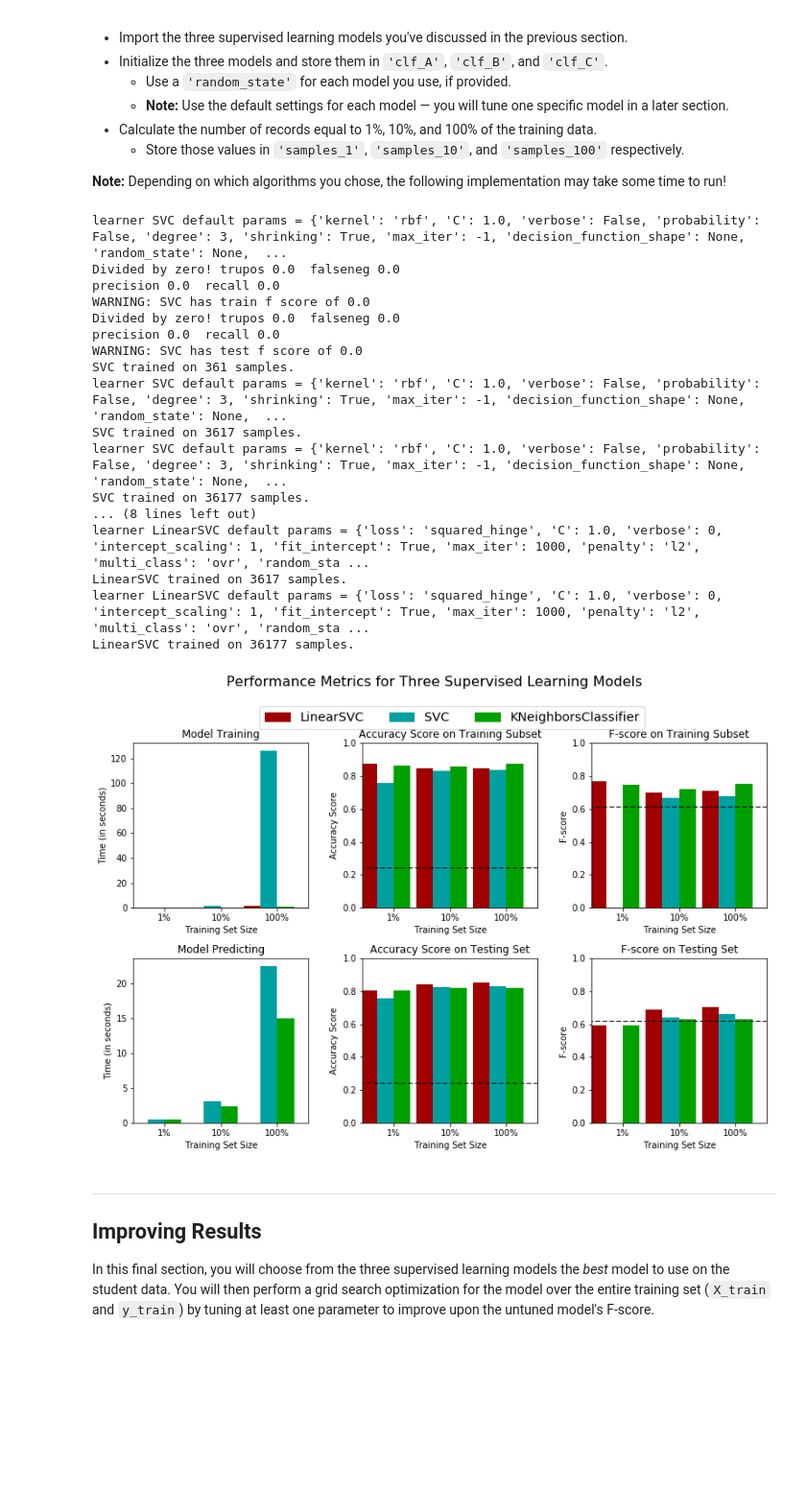
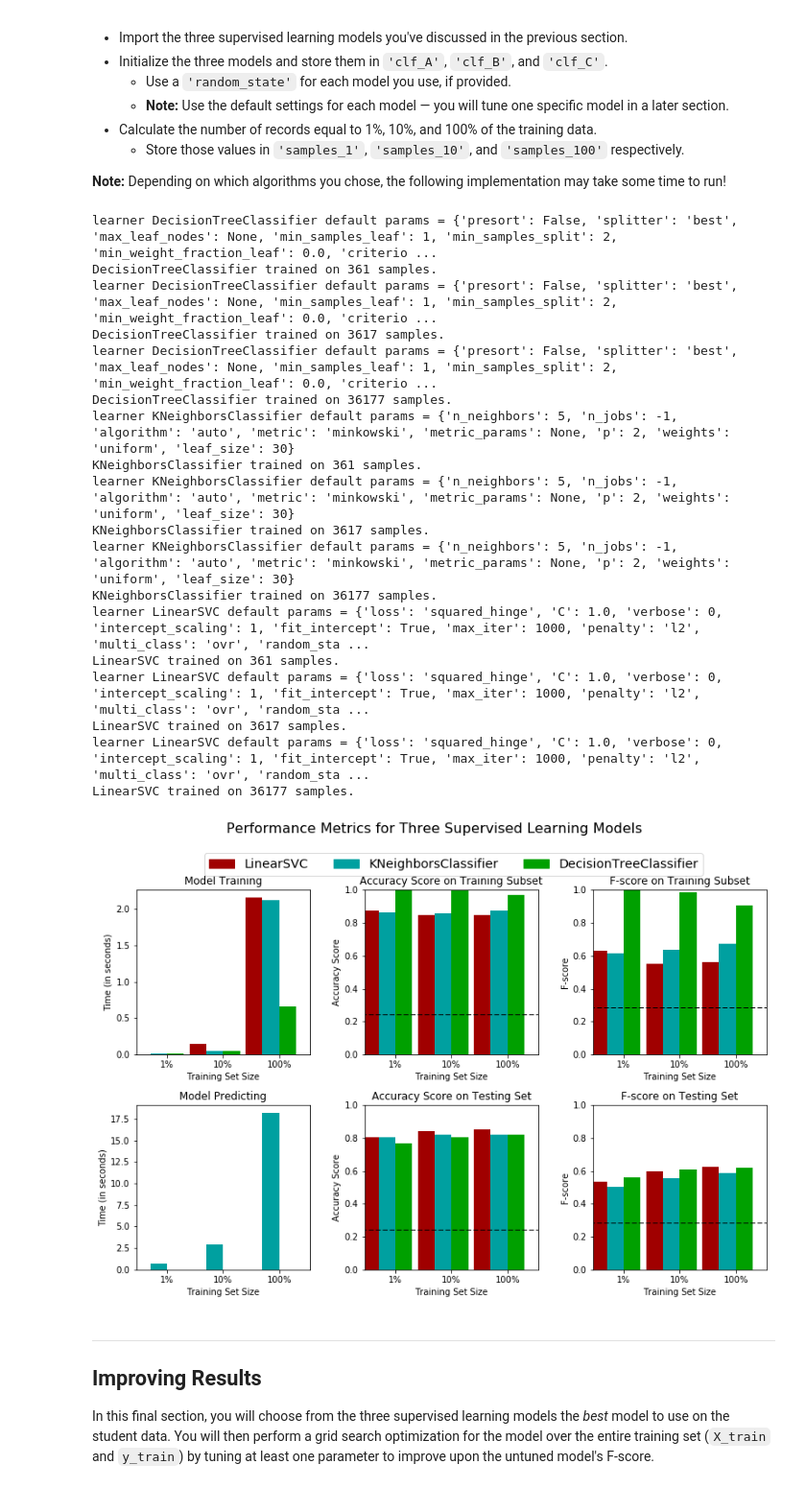
Before and after one commit to crypdick/predict-donors-California-census, a Jupyter notebook: finding_donors.ipynb, the cells around one changed output. Shown: that part at 96% size. Cells and saved outputs as stored; diff of their text form; code cells hidden in the pictures; blank space fills up the shorter version.

```diff
--- a/finding_donors.ipynb
+++ b/finding_donors.ipynb
@@ -235,7 +235,6 @@ def accuracy_score(truth, pred):
 
     # Ensure that the number of predictions matches number of outcomes
     if len(truth) == len(pred):
-
         # Calculate and return the accuracy as a percent
         return (truth == pred).mean()
 
@@ -243,13 +242,13 @@ def accuracy_score(truth, pred):
         raise "Number of predictions does not match number of outcomes!"
 
 # Test the 'accuracy_score' function
-always_greater_50k = y_test.apply(lambda x: 1)
-print accuracy_score(y_test.values, always_greater_50k.values)
+always_greater_50k = np.ones(len(y_test), dtype=int)
+print accuracy_score(y_test.values, always_greater_50k)
 # %% [output]
 0.243781094527
 # %%
 # TODO: Calculate accuracy
-accuracy = accuracy_score(y_test.values, always_greater_50k.values)
+accuracy = accuracy_score(y_test.values, always_greater_50k)
 
 # Recall: True Positive / (True Positive + False Negative). Out of all the items that are truly positive, how many were correctly classified as positive. Or simply, how many positive items were 'recalled' from the dataset.
 # Precision: True Positive / (True Positive + False Positive). Out of all the items labeled as positive, how many truly belong to the positive class.
@@ -305,11 +304,11 @@ def fscorer(ground_truth, predictions, beta=0.5):
     n_false_negative = false_negatives(ground_truth, predictions)
 
     try:
-        precision = n_true_positive / (n_true_positive + n_false_negative)
+        precision = n_true_positive / (n_true_positive + n_false_positive)
     except ZeroDivisionError:
         print "Divided by zero! trupos", n_true_positive, " falseneg", n_false_negative
         precision = 0.0
-    recall = n_true_positive / (n_true_positive + n_false_positive)
+    recall = n_true_positive / (n_true_positive + n_false_negative)
 
     numerator = precision * recall
     denom = (beta**2 * precision) + recall
@@ -470,49 +486,49 @@ In the code cell, you will need to implement the following:
 from sklearn import svm, tree
 from sklearn.neighbors import KNeighborsClassifier
 
 # TODO: Initialize the three models
-#clf_A = tree.DecisionTreeClassifier()
-clf_A = svm.SVC()
+clf_A = tree.DecisionTreeClassifier()
 clf_B = KNeighborsClassifier(n_jobs=-1)
 clf_C = svm.LinearSVC()
 
 # TODO: Calculate the number of samples for 1%, 10%, and 100% of the training data
 samples_100 = float(len(X_train))
 samples_1 = int(samples_100*.01)
 samples_10 = int(samples_100*.1)
 samples_100 = int(samples_100)
 
 
 # Collect results on the learners
 results = {}
 for clf in [clf_A, clf_B, clf_C]:
     clf_name = clf.__class__.__name__
     results[clf_name] = {}
     for i, samples in enumerate([samples_1, samples_10, samples_100]):
         results[clf_name][i] = \
         train_predict(clf, samples, X_train, y_train, X_test, y_test)
 
 # Run metrics visualization for the three supervised learning models chosen
 vs.evaluate(results, accuracy, fscore)
 # %% [output]
-learner SVC default params = {'kernel': 'rbf', 'C': 1.0, 'verbose': False, 'probability': False, 'degree': 3, 'shrinking': True, 'max_iter': -1, 'decision_function_shape': None, 'random_state': None,  ...
-Divided by zero! trupos 0.0  falseneg 0.0
-precision 0.0  recall 0.0
-WARNING: SVC has train f score of 0.0
-Divided by zero! trupos 0.0  falseneg 0.0
-precision 0.0  recall 0.0
-WARNING: SVC has test f score of 0.0
-SVC trained on 361 samples.
-learner SVC default params = {'kernel': 'rbf', 'C': 1.0, 'verbose': False, 'probability': False, 'degree': 3, 'shrinking': True, 'max_iter': -1, 'decision_function_shape': None, 'random_state': None,  ...
-SVC trained on 3617 samples.
-learner SVC default params = {'kernel': 'rbf', 'C': 1.0, 'verbose': False, 'probability': False, 'degree': 3, 'shrinking': True, 'max_iter': -1, 'decision_function_shape': None, 'random_state': None,  ...
-SVC trained on 36177 samples.
-... (8 lines left out)
+learner DecisionTreeClassifier default params = {'presort': False, 'splitter': 'best', 'max_leaf_nodes': None, 'min_samples_leaf': 1, 'min_samples_split': 2, 'min_weight_fraction_leaf': 0.0, 'criterio ...
+DecisionTreeClassifier trained on 361 samples.
+learner DecisionTreeClassifier default params = {'presort': False, 'splitter': 'best', 'max_leaf_nodes': None, 'min_samples_leaf': 1, 'min_samples_split': 2, 'min_weight_fraction_leaf': 0.0, 'criterio ...
+DecisionTreeClassifier trained on 3617 samples.
+learner DecisionTreeClassifier default params = {'presort': False, 'splitter': 'best', 'max_leaf_nodes': None, 'min_samples_leaf': 1, 'min_samples_split': 2, 'min_weight_fraction_leaf': 0.0, 'criterio ...
+DecisionTreeClassifier trained on 36177 samples.
+learner KNeighborsClassifier default params = {'n_neighbors': 5, 'n_jobs': -1, 'algorithm': 'auto', 'metric': 'minkowski', 'metric_params': None, 'p': 2, 'weights': 'uniform', 'leaf_size': 30}
+KNeighborsClassifier trained on 361 samples.
+learner KNeighborsClassifier default params = {'n_neighbors': 5, 'n_jobs': -1, 'algorithm': 'auto', 'metric': 'minkowski', 'metric_params': None, 'p': 2, 'weights': 'uniform', 'leaf_size': 30}
+KNeighborsClassifier trained on 3617 samples.
+learner KNeighborsClassifier default params = {'n_neighbors': 5, 'n_jobs': -1, 'algorithm': 'auto', 'metric': 'minkowski', 'metric_params': None, 'p': 2, 'weights': 'uniform', 'leaf_size': 30}
+KNeighborsClassifier trained on 36177 samples.
+learner LinearSVC default params = {'loss': 'squared_hinge', 'C': 1.0, 'verbose': 0, 'intercept_scaling': 1, 'fit_intercept': True, 'max_iter': 1000, 'penalty': 'l2', 'multi_class': 'ovr', 'random_sta ...
+LinearSVC trained on 361 samples.
 learner LinearSVC default params = {'loss': 'squared_hinge', 'C': 1.0, 'verbose': 0, 'intercept_scaling': 1, 'fit_intercept': True, 'max_iter': 1000, 'penalty': 'l2', 'multi_class': 'ovr', 'random_sta ...
 LinearSVC trained on 3617 samples.
 learner LinearSVC default params = {'loss': 'squared_hinge', 'C': 1.0, 'verbose': 0, 'intercept_scaling': 1, 'fit_intercept': True, 'max_iter': 1000, 'penalty': 'l2', 'multi_class': 'ovr', 'random_sta ...
 LinearSVC trained on 36177 samples.
-[figure, old version]
+[figure, new version]
 # %% [markdown]
 ----
 ## Improving Results
```
Also changed, not shown: parts of 18 cells of this notebook.
